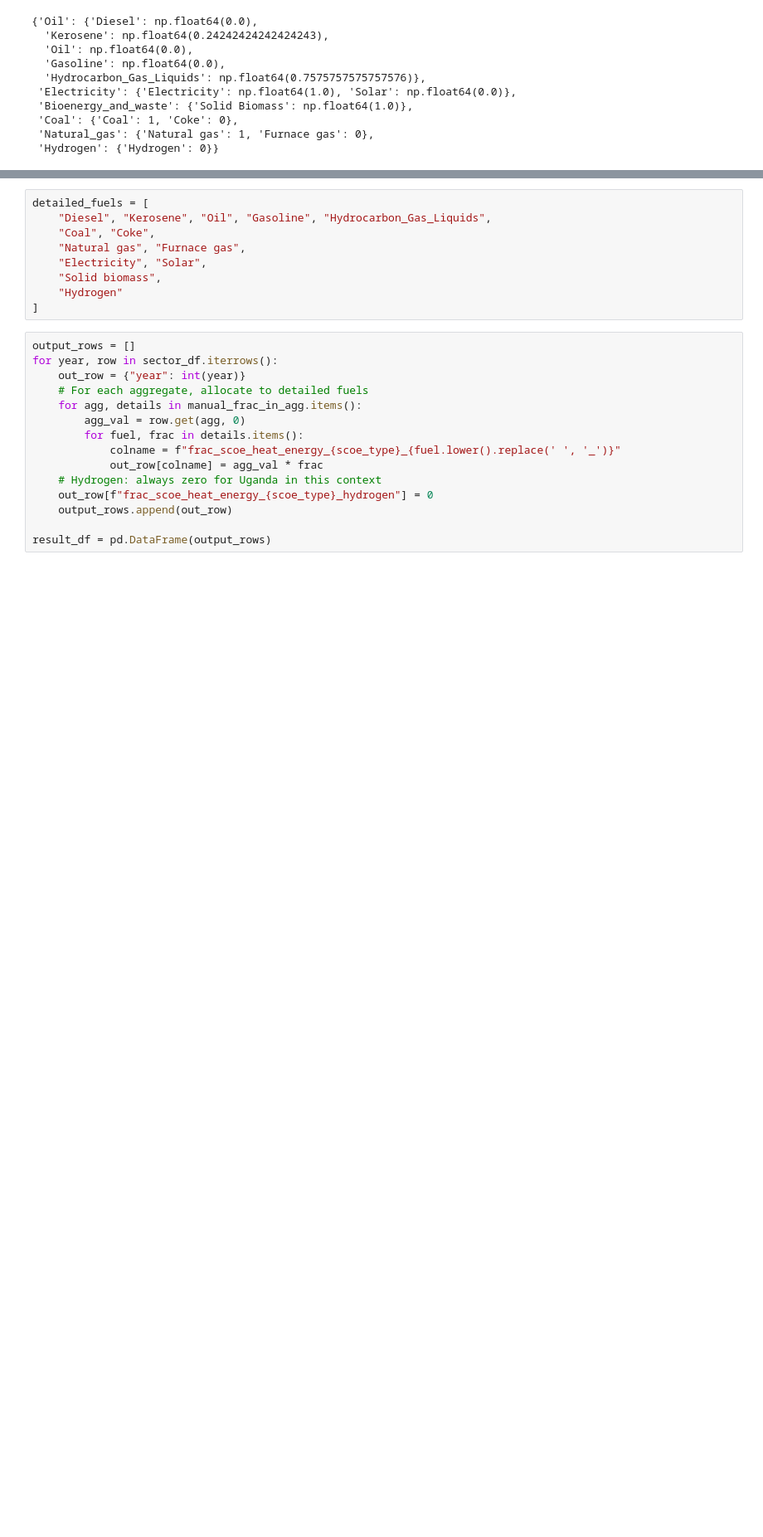
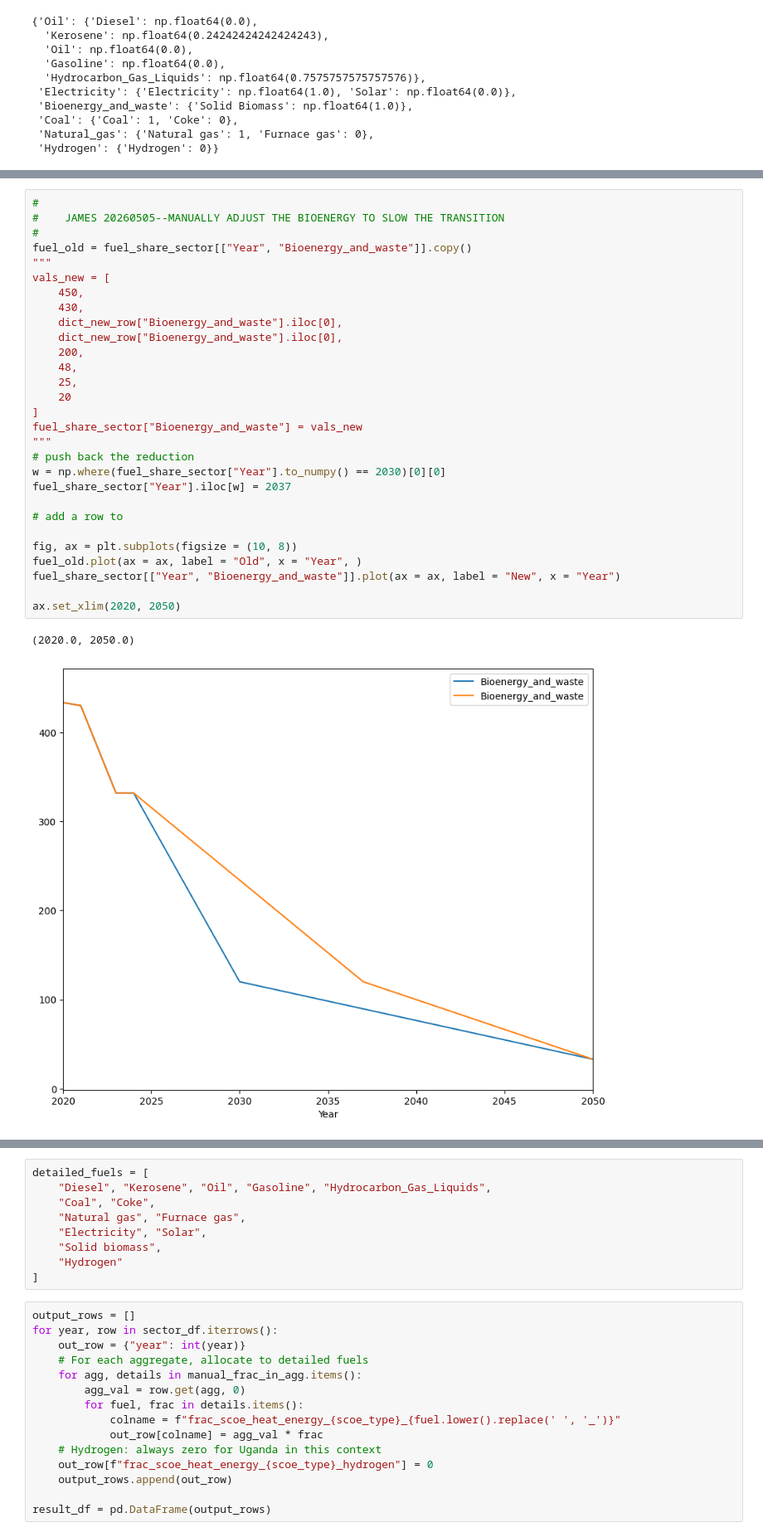
Before and after one commit to sisepuede-framework/ssp_uganda_data, a Jupyter notebook: data_processing/FRAC_SCOE_HEAT_ENERGY_RESIDENTIAL.ipynb, the cells around one changed output, grey strips where cells are left out. Shown at 83% size. Drawn from its saved outputs; the diff is of its cells as text; blank space fills up the shorter version.

```diff
--- a/data_processing/FRAC_SCOE_HEAT_ENERGY_RESIDENTIAL.ipynb
+++ b/data_processing/FRAC_SCOE_HEAT_ENERGY_RESIDENTIAL.ipynb
@@ -225,3 +262,35 @@ fuel_share_sector
+# %%
+#
+#    JAMES 20260505--MANUALLY ADJUST THE BIOENERGY TO SLOW THE TRANSITION
+#
+fuel_old = fuel_share_sector[["Year", "Bioenergy_and_waste"]].copy()
+"""
+vals_new = [
+    450,
+    430,
+    dict_new_row["Bioenergy_and_waste"].iloc[0],
+    dict_new_row["Bioenergy_and_waste"].iloc[0],
+    200,
+    48,
+    25,
+    20
+]
+fuel_share_sector["Bioenergy_and_waste"] = vals_new
+"""
+# push back the reduction
+w = np.where(fuel_share_sector["Year"].to_numpy() == 2030)[0][0]
+fuel_share_sector["Year"].iloc[w] = 2037
+
+# add a row to
+
+fig, ax = plt.subplots(figsize = (10, 8))
+fuel_old.plot(ax = ax, label = "Old", x = "Year", )
+fuel_share_sector[["Year", "Bioenergy_and_waste"]].plot(ax = ax, label = "New", x = "Year")
+
+ax.set_xlim(2020, 2050)
+# %% [output]
+(2020.0, 2050.0)
+[figure, added]
 # %%
 # --- Filter, interpolate, and ffill high-level shares ---
 agg_cols = ["Oil", "Coal", "Natural_gas", "Electricity", "Bioenergy_and_waste"]
```
Also changed, not shown: parts of 17 cells of this notebook, 8 other files.
